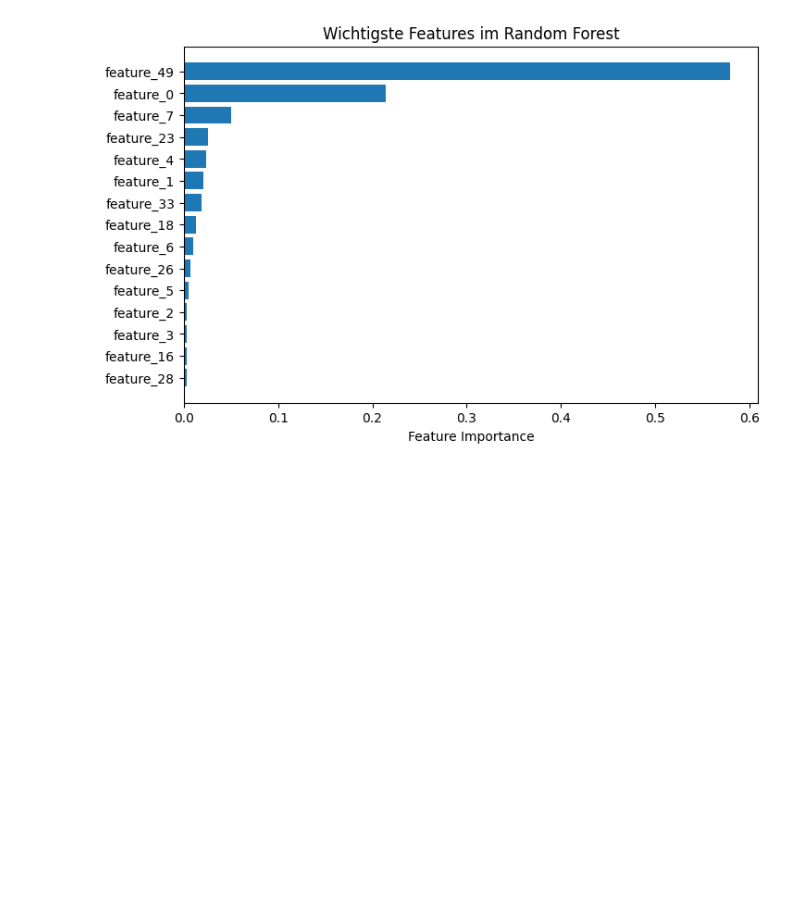
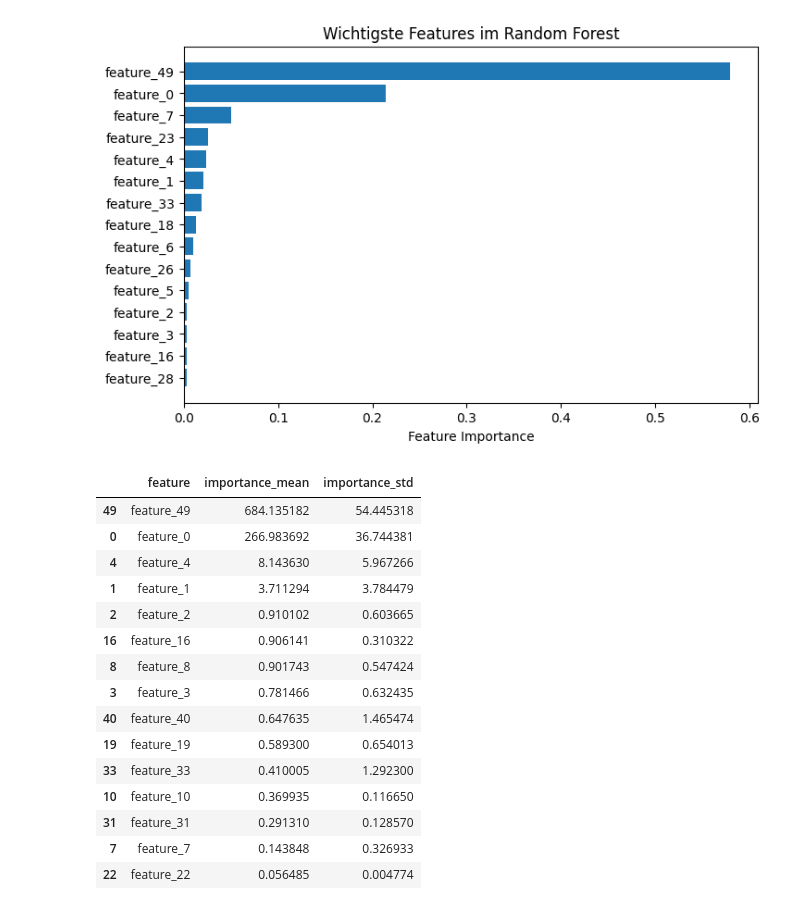
Before and after one commit to smartinezai/DRV-model, a Jupyter notebook: nachforderung_modell.ipynb, the cells around one changed output. Saved outputs shown, nothing was run; the diff lists cells and outputs as text; code cells hidden in the pictures; blank space fills up the shorter version.

```diff
--- a/nachforderung_modell.ipynb
+++ b/nachforderung_modell.ipynb
@@ -318,0 +321,39 @@ plt.show()
+# %%
+
+
+perm_importance = permutation_importance(
+    rf,
+    X_test,
+    y_test,
+    scoring="neg_mean_absolute_error",
+    n_repeats=10,
+    random_state=42,
+    n_jobs=-1
+)
+
+perm_df = pd.DataFrame({
+    "feature": X_test.columns,
+    "importance_mean": perm_importance.importances_mean,
+    "importance_std": perm_importance.importances_std
+})
+
+perm_df = perm_df.sort_values("importance_mean", ascending=False)
+
+perm_df.head(15)
+# %% [output]
+|  | feature | importance_mean | importance_std |
+| 49 | feature_49 | 684.135182 | 54.445318 |
+| 0 | feature_0 | 266.983692 | 36.744381 |
+| 4 | feature_4 | 8.143630 | 5.967266 |
+| 1 | feature_1 | 3.711294 | 3.784479 |
+| 2 | feature_2 | 0.910102 | 0.603665 |
+| 16 | feature_16 | 0.906141 | 0.310322 |
+| 8 | feature_8 | 0.901743 | 0.547424 |
+| 3 | feature_3 | 0.781466 | 0.632435 |
+| 40 | feature_40 | 0.647635 | 1.465474 |
+| 19 | feature_19 | 0.589300 | 0.654013 |
+| 33 | feature_33 | 0.410005 | 1.292300 |
+| 10 | feature_10 | 0.369935 | 0.116650 |
+| 31 | feature_31 | 0.291310 | 0.128570 |
+| 7 | feature_7 | 0.143848 | 0.326933 |
+| 22 | feature_22 | 0.056485 | 0.004774 |
```
Also changed, not shown: parts of 3 cells of this notebook.
